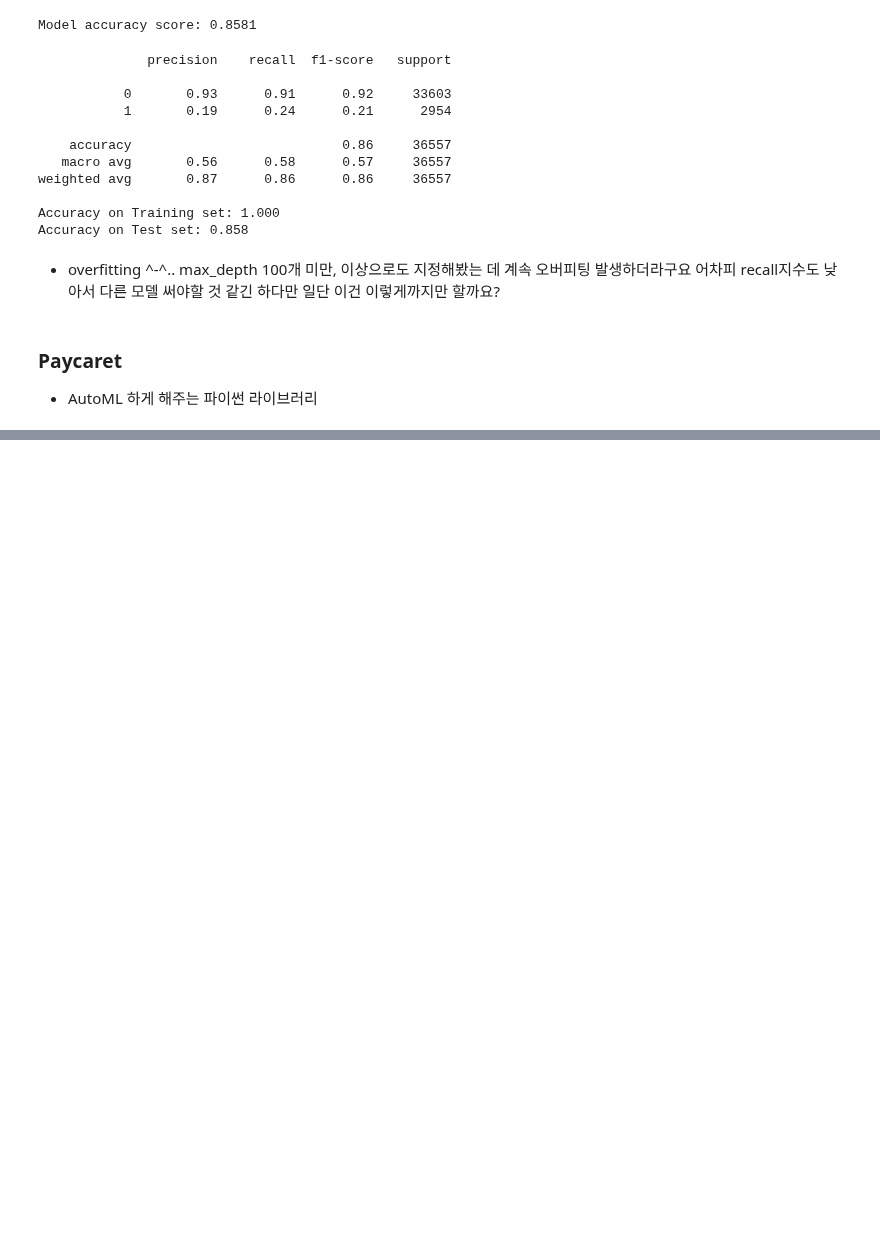
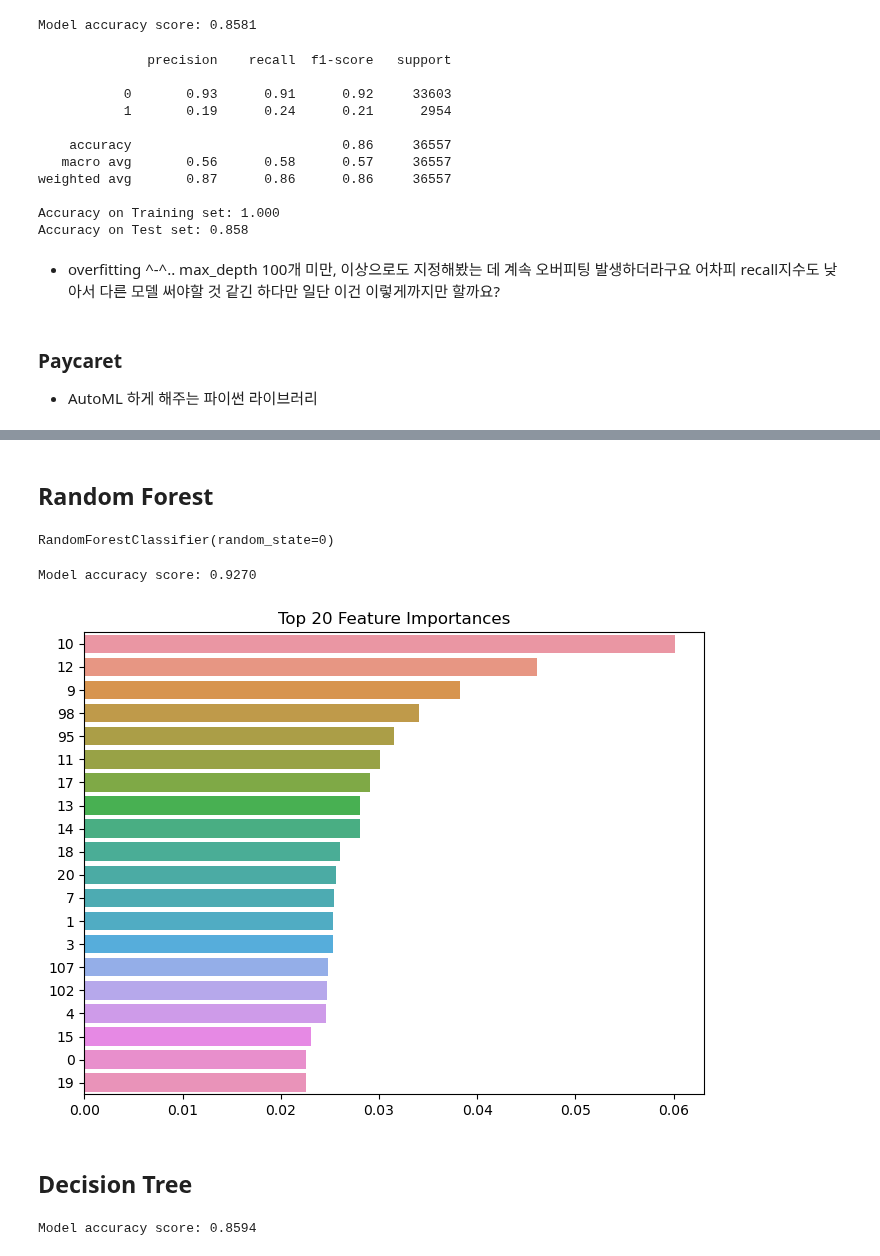
Before and after one commit to kimhyunso/semi_project, a Jupyter notebook: Tree model_hwajeong.ipynb, the cells around one changed output, grey strips where cells are left out. Saved outputs shown, nothing was run; the diff lists cells and outputs as text; code cells hidden in the pictures; blank space fills up the shorter version.

```diff
--- a/Tree model_hwajeong.ipynb
+++ b/Tree model_hwajeong.ipynb
@@ -111,0 +184,10 @@ train_dataset.select_dtypes(include='object').columns
+# %% [markdown]
+## Random Forest
+# %%
+# data load
+# train_df
+x_train_over_df = pd.read_csv('./oversampling_dataset/x_train_over_df.csv')
+y_train_over_df = pd.read_csv('./oversampling_dataset/y_train_over_df.csv')
+# test_df
+test_data_df = pd.read_csv('./oversampling_dataset/test_data_df.csv')
+test_label_df = pd.read_csv('./oversampling_dataset/test_label_df.csv')
@@ -111,0 +214,6 @@ train_dataset.select_dtypes(include='object').columns
+# %%
+# model train
+rfc = RandomForestClassifier(random_state=0)
+rfc.fit(x_train_over_df, y_train_over_df)
+# %% [output]
+RandomForestClassifier(random_state=0)
@@ -111,0 +223,24 @@ train_dataset.select_dtypes(include='object').columns
+# %%
+# acc
+from sklearn.metrics import accuracy_score
+print('Model accuracy score: {0:0.4f}'. format(accuracy_score(test_label_df, y_pred)))
+# %% [output]
+Model accuracy score: 0.9270
+# %%
+# Feature imfortances
+import matplotlib.pyplot as plt
+import seaborn as sns
+%matplotlib inline
+
+ftr_importances_values = rfc.feature_importances_
+ftr_importances = pd.Series(ftr_importances_values, index = x_train_over_df.columns)
+ftr_top20 = ftr_importances.sort_values(ascending=False)[:20]
+
+plt.figure(figsize=(8,6))
+plt.title('Top 20 Feature Importances')
+sns.barplot(x=ftr_top20, y=ftr_top20.index)
+plt.show()
+# %% [output]
+[figure, added]
+# %% [markdown]
+## Decision Tree
@@ -111,0 +261,5 @@ train_dataset.select_dtypes(include='object').columns
+# %%
+# acc 체점
+print('Model accuracy score: {0:0.4f}'. format(accuracy_score(n_test_label_df, y_pred)))
+# %% [output]
+Model accuracy score: 0.8594
```
Also changed, not shown: parts of 19 cells of this notebook, 3 other files.
